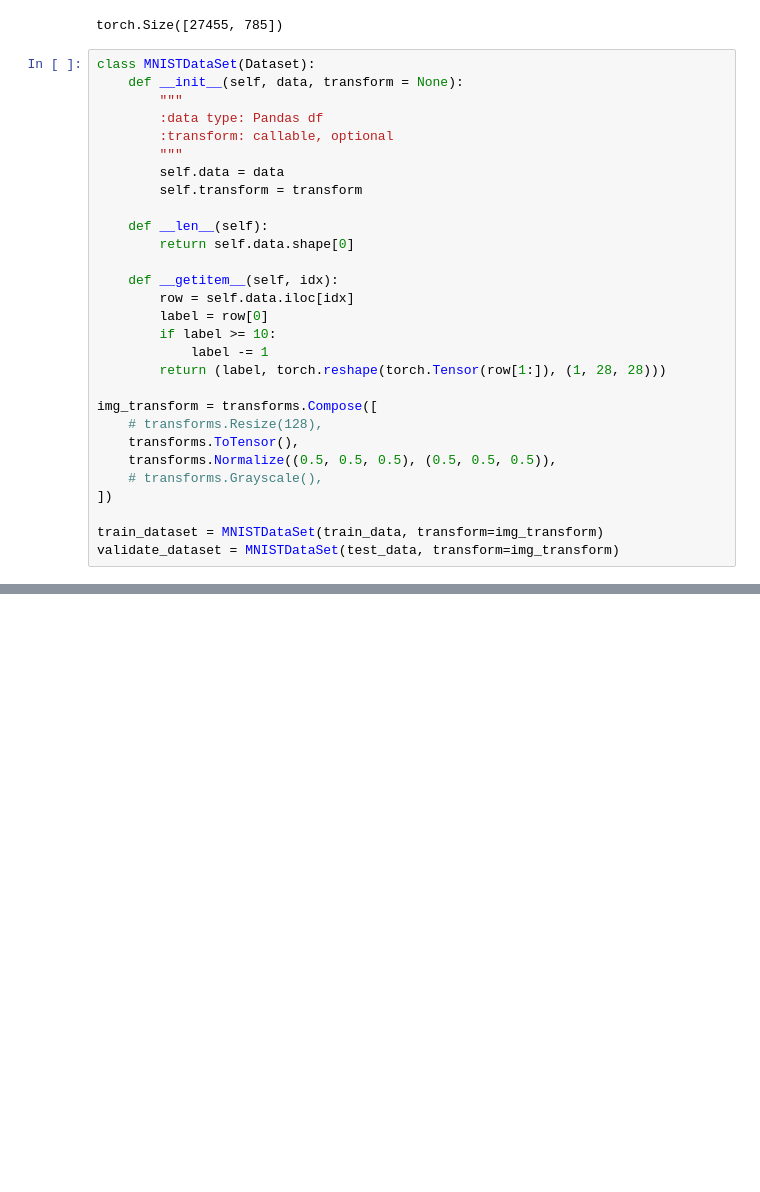
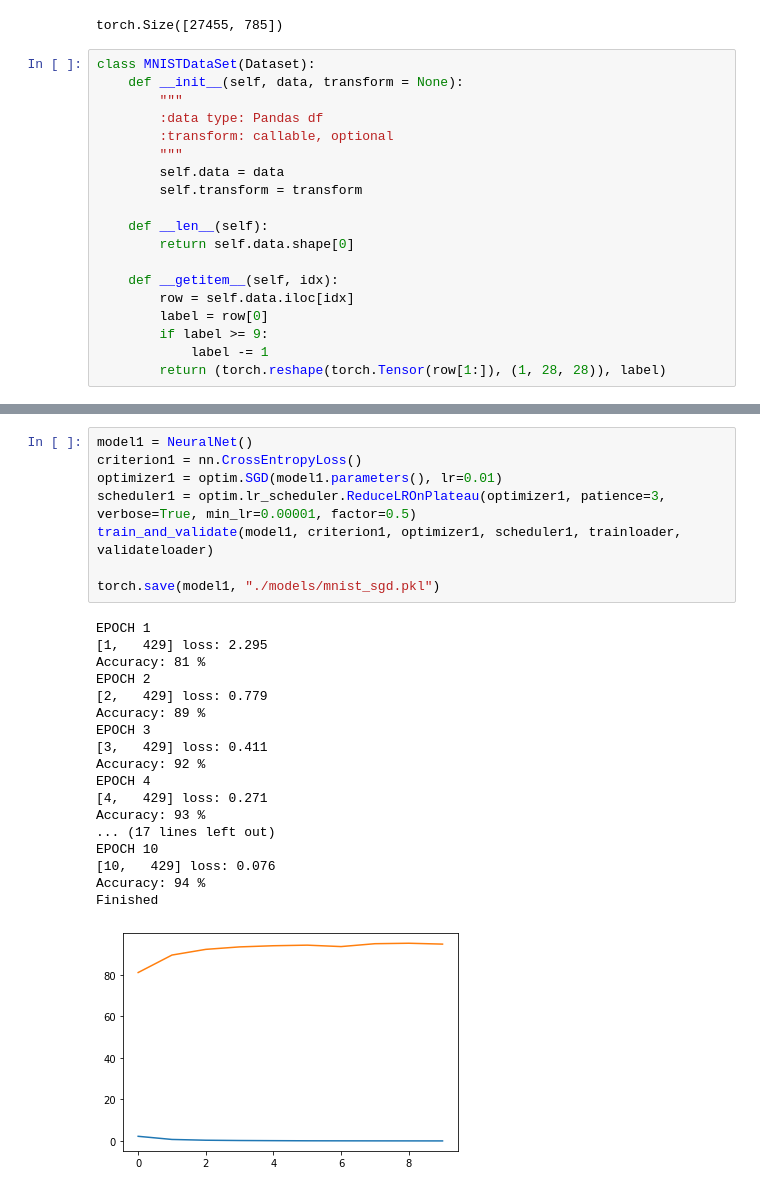
Before and after one commit to gracekang2/asl-alphabet-classifier, a Jupyter notebook: train_model.ipynb, the cells around one changed output, grey strips where cells are left out. Drawn from its saved outputs; the diff is of its cells as text; blank space fills up the shorter version.

Commit message:
Fixed model training, trained MNIST and custom dataset models in pytorch

```diff
--- a/train_model.ipynb
+++ b/train_model.ipynb
@@ -171,19 +175,9 @@ class MNISTDataSet(Dataset):
     def __getitem__(self, idx):
         row = self.data.iloc[idx]
         label = row[0]
-        if label >= 10:
+        if label >= 9:
             label -= 1
-        return (label, torch.reshape(torch.Tensor(row[1:]), (1, 28, 28)))
-
-img_transform = transforms.Compose([
-    # transforms.Resize(128),
-    transforms.ToTensor(),
-    transforms.Normalize((0.5, 0.5, 0.5), (0.5, 0.5, 0.5)),
-    # transforms.Grayscale(),
-])
-
-train_dataset = MNISTDataSet(train_data, transform=img_transform)
-validate_dataset = MNISTDataSet(test_data, transform=img_transform)
+        return (torch.reshape(torch.Tensor(row[1:]), (1, 28, 28)), label)
 # %%
 import matplotlib.pyplot as plt
 import numpy as np
@@ -322,0 +308,27 @@ Finished
+# %%
+model1 = NeuralNet()
+criterion1 = nn.CrossEntropyLoss()
+optimizer1 = optim.SGD(model1.parameters(), lr=0.01)
+scheduler1 = optim.lr_scheduler.ReduceLROnPlateau(optimizer1, patience=3, verbose=True, min_lr=0.00001, factor=0.5)
+train_and_validate(model1, criterion1, optimizer1, scheduler1, trainloader, validateloader)
+
+torch.save(model1, "./models/mnist_sgd.pkl")
+# %% [output]
+EPOCH 1
+[1,   429] loss: 2.295
+Accuracy: 81 %
+EPOCH 2
+[2,   429] loss: 0.779
+Accuracy: 89 %
+EPOCH 3
+[3,   429] loss: 0.411
+Accuracy: 92 %
+EPOCH 4
+[4,   429] loss: 0.271
+Accuracy: 93 %
+... (17 lines left out)
+EPOCH 10
+[10,   429] loss: 0.076
+Accuracy: 94 %
+Finished
+[figure, added]
```
Also changed, not shown: parts of 20 cells of this notebook, 5 other files.
